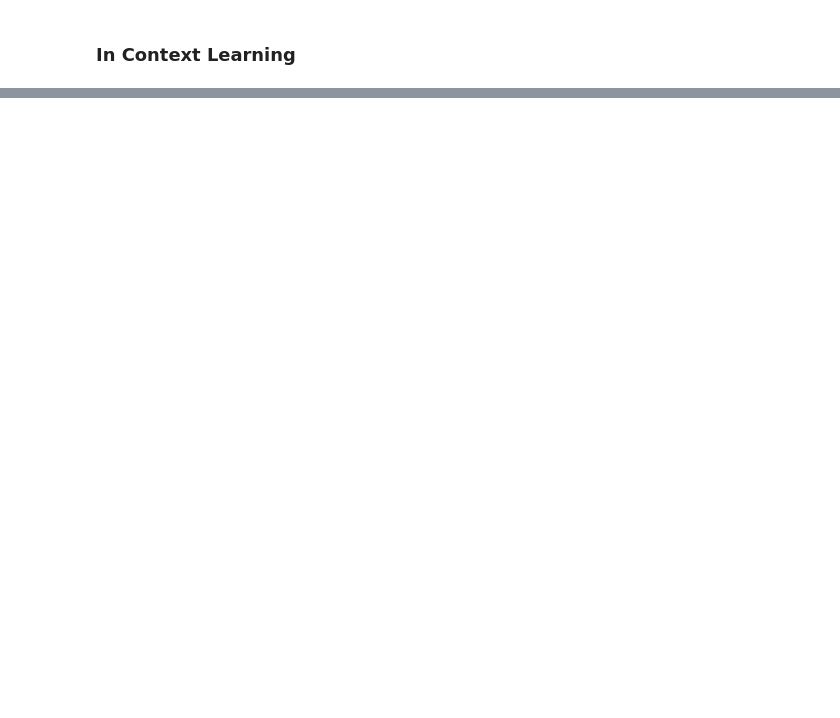
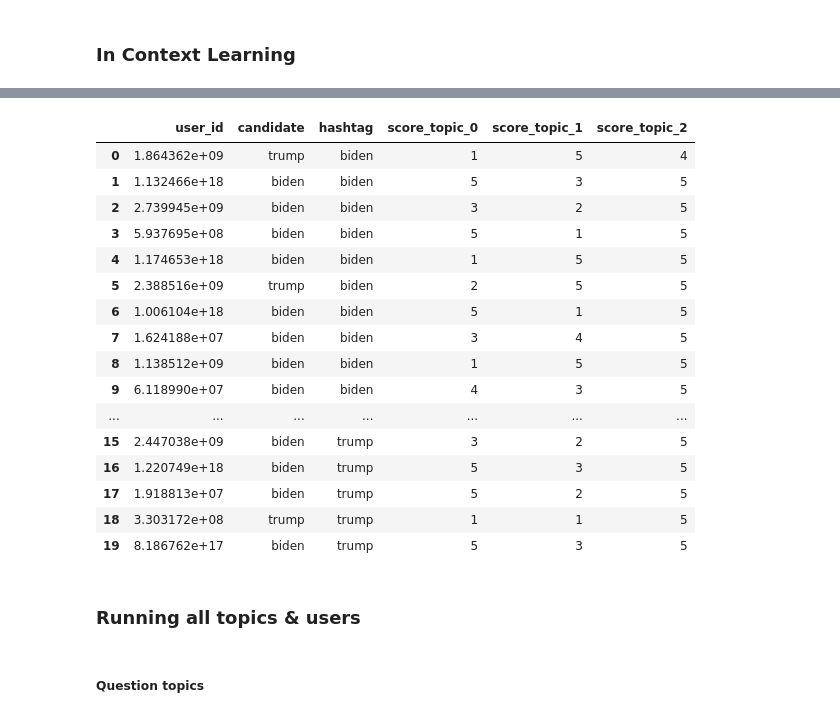
Before and after one commit to HaoyuFu2/DSC180_discussion, a Jupyter notebook: demo.ipynb, the cells around one changed output, grey strips where cells are left out. Cells and saved outputs as stored; diff of their text form; code cells hidden in the pictures; blank space fills up the shorter version.

```diff
--- a/demo.ipynb
+++ b/demo.ipynb
@@ -63,0 +62,4 @@ prompt = prompting(tweets)
+# %%
+topics = ['abortion being legalized', 'death penalty in the US', 'allowing women to serve in military combat roles']
+prompt = prompting(tweets, topics)
+print(prompt)
@@ -155,0 +111,3 @@ Name: candidate, dtype: int64
+# %%
+results = generate_results(df, topics)
+results
@@ -155,0 +135,24 @@ Name: candidate, dtype: int64
+# %%
+parse_results(df, results, len(topics))
+# %% [output]
+|  | user_id | candidate | hashtag | score_topic_0 | score_topic_1 | score_topic_2 |
+| 0 | 1.864362e+09 | trump | biden | 1 | 5 | 4 |
+| 1 | 1.132466e+18 | biden | biden | 5 | 3 | 5 |
+| 2 | 2.739945e+09 | biden | biden | 3 | 2 | 5 |
+| 3 | 5.937695e+08 | biden | biden | 5 | 1 | 5 |
+| 4 | 1.174653e+18 | biden | biden | 1 | 5 | 5 |
+| 5 | 2.388516e+09 | trump | biden | 2 | 5 | 5 |
+| 6 | 1.006104e+18 | biden | biden | 5 | 1 | 5 |
+| 7 | 1.624188e+07 | biden | biden | 3 | 4 | 5 |
+| 8 | 1.138512e+09 | biden | biden | 1 | 5 | 5 |
+| 9 | 6.118990e+07 | biden | biden | 4 | 3 | 5 |
+| ... | ... | ... | ... | ... | ... | ... |
+| 15 | 2.447038e+09 | biden | trump | 3 | 2 | 5 |
+| 16 | 1.220749e+18 | biden | trump | 5 | 3 | 5 |
+| 17 | 1.918813e+07 | biden | trump | 5 | 2 | 5 |
+| 18 | 3.303172e+08 | trump | trump | 1 | 1 | 5 |
+| 19 | 8.186762e+17 | biden | trump | 5 | 3 | 5 |
+# %% [markdown]
+### Running all topics & users
+# %% [markdown]
+##### Question topics
```
Also changed, not shown: parts of 25 cells of this notebook, 1 other file.
